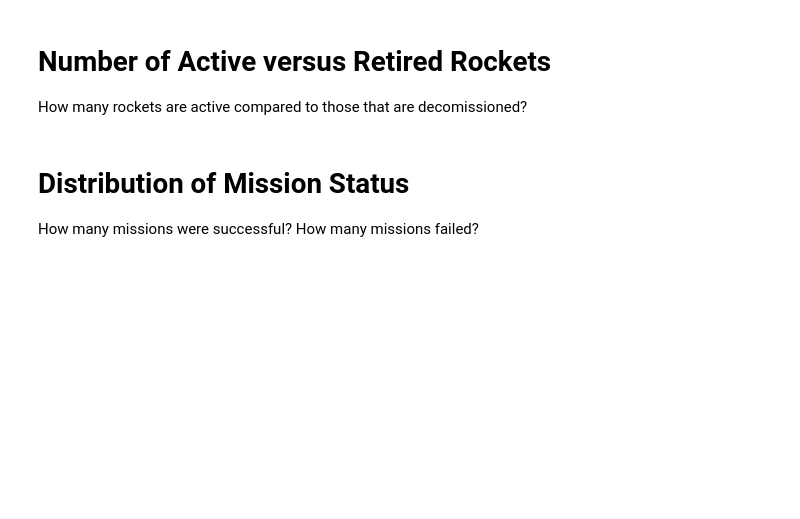
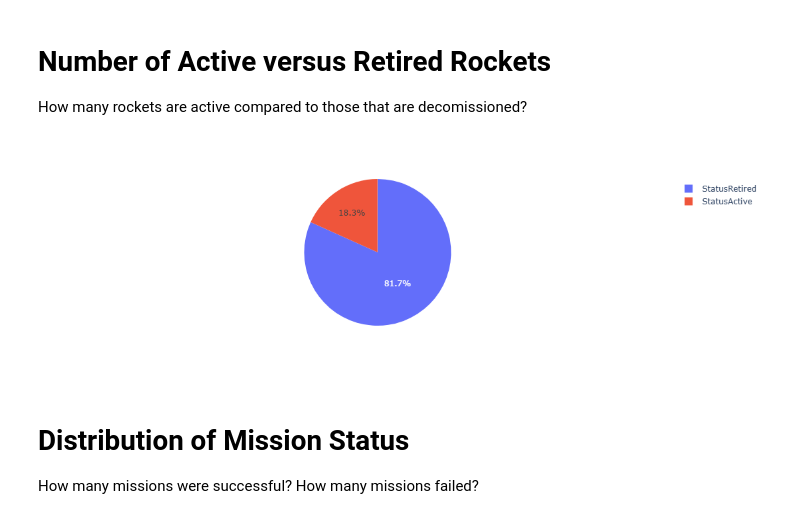
Before and after one commit to Bill-khk/Data-analysis, a Jupyter notebook: SpaceMissions/data/Space_Missions_Analysis_(start).ipynb, the cells around one changed output. Cells and saved outputs as stored; diff of their text form; code cells hidden in the pictures; blank space fills up the shorter version.

```diff
--- a/SpaceMissions/data/Space_Missions_Analysis_(start).ipynb
+++ b/SpaceMissions/data/Space_Missions_Analysis_(start).ipynb
@@ -186,3 +182,8 @@ How many rockets are active compared to those that are decomissioned?
+# %%
+pie = px.pie(names=status_df.index, values=status_df.values, width=400)
+pie.update_traces(textposition='inside')
+# %% [output]
+[figure, added]
 # %% [markdown]
 # Distribution of Mission Status
 
```
Also changed, not shown: parts of 13 cells of this notebook.
